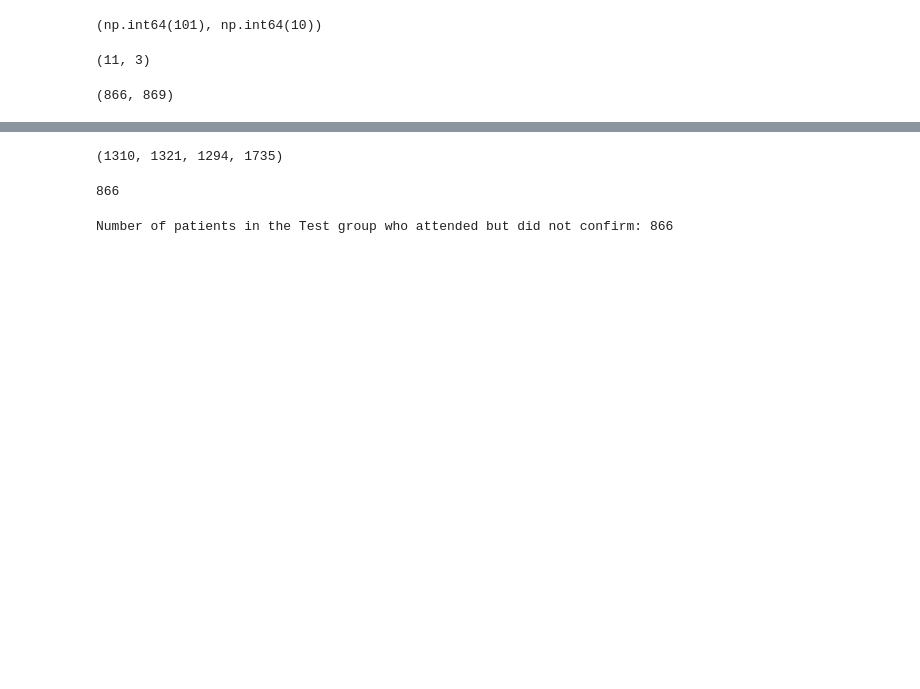
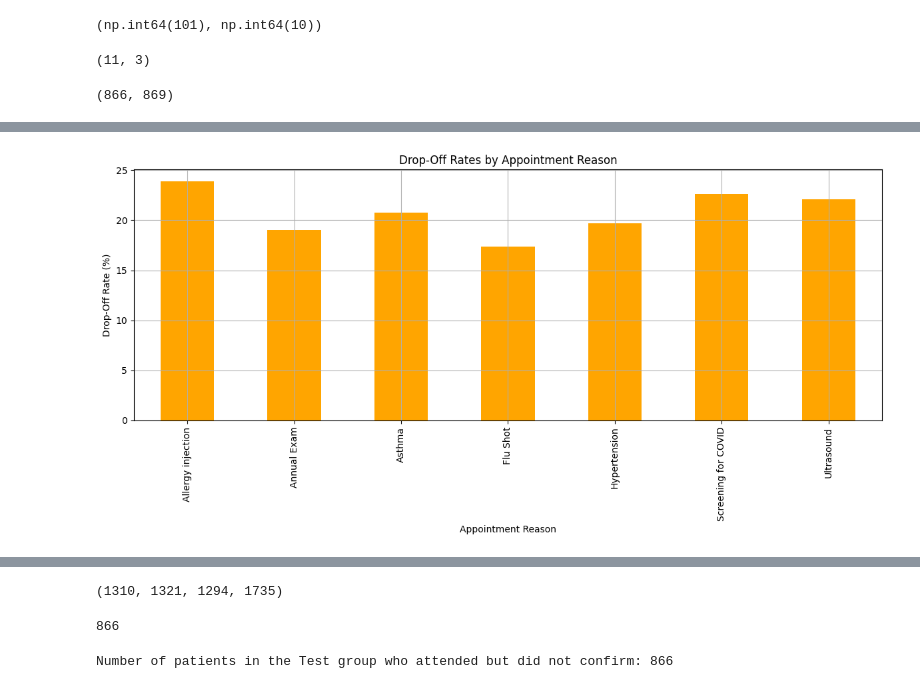
Before and after one commit to Ismat-Samadov/kyla_ProductAnalyst, a Jupyter notebook: EDA.ipynb, the cells around one changed output, grey strips where cells are left out. Saved outputs shown, nothing was run; the diff lists cells and outputs as text; code cells hidden in the pictures; blank space fills up the shorter version.

```diff
--- a/EDA.ipynb
+++ b/EDA.ipynb
@@ -131,0 +279,18 @@ test_attended, control_attended
+# %%
+# Calculate drop-off rates by appointment reason
+drop_off_by_reason = merged_data[merged_data['appointment_status'] != 'Attended'].groupby('appointment_reason')['patient_id'].nunique()
+total_patients_by_reason = merged_data.groupby('appointment_reason')['patient_id'].nunique()
+drop_off_rate_by_reason = (drop_off_by_reason / total_patients_by_reason) * 100
+
+# Visualize drop-off rates by appointment reason
+plt.figure(figsize=(12, 6))
+drop_off_rate_by_reason.plot(kind='bar', color='orange')
+plt.title('Drop-Off Rates by Appointment Reason')
+plt.xlabel('Appointment Reason')
+plt.ylabel('Drop-Off Rate (%)')
+plt.xticks(rotation=90)
+plt.grid(True)
+plt.tight_layout()
+plt.show()
+# %% [output]
+[figure, added]
```
Also changed, not shown: parts of 14 cells of this notebook.
